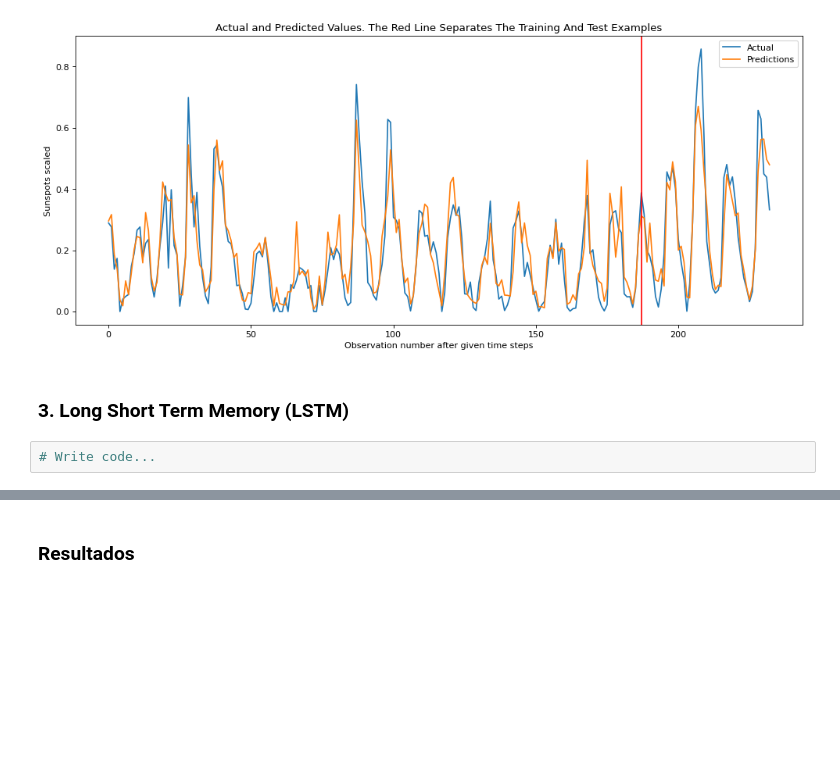
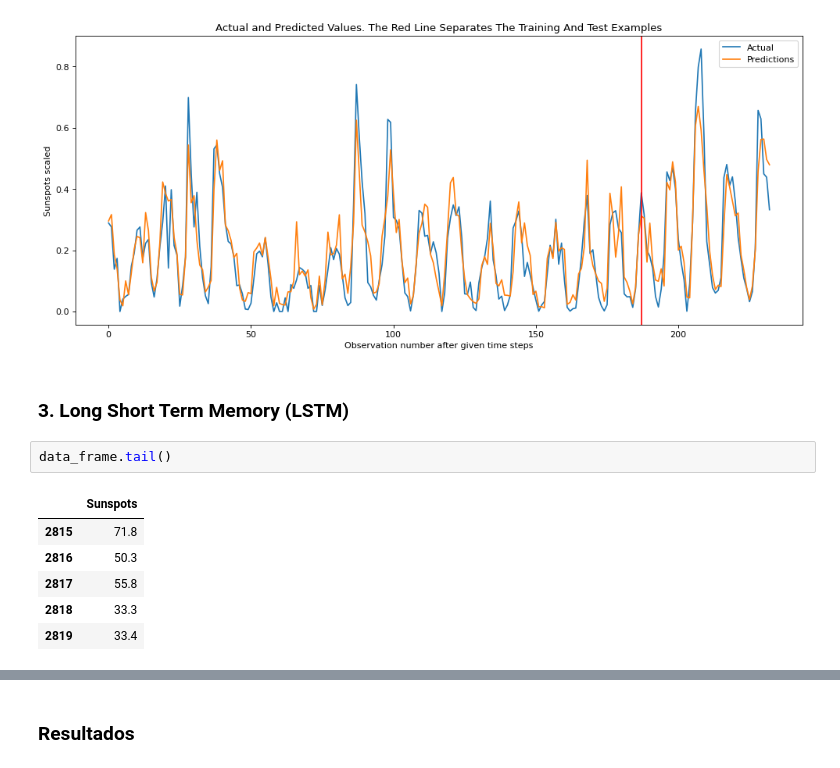
Before and after one commit to CrisLayB/DeepLearning_Lab03, a Jupyter notebook: lab3.ipynb, the cells around one changed output, grey strips where cells are left out. Drawn from its saved outputs; the diff is of its cells as text; blank space fills up the shorter version.

```diff
--- a/lab3.ipynb
+++ b/lab3.ipynb
@@ -212,5 +213,12 @@ plot_result(trainY, testY, train_predict, test_predict)
 [figure]
 # %% [markdown]
 ### 3. Long Short Term Memory (LSTM)
-# %%
-# Write code...
+# %%
+data_frame.tail()
+# %% [output]
+|  | Sunspots |
+| 2815 | 71.8 |
+| 2816 | 50.3 |
+| 2817 | 55.8 |
+| 2818 | 33.3 |
+| 2819 | 33.4 |
```
Also changed, not shown: parts of 9 cells of this notebook, 1 other file.
